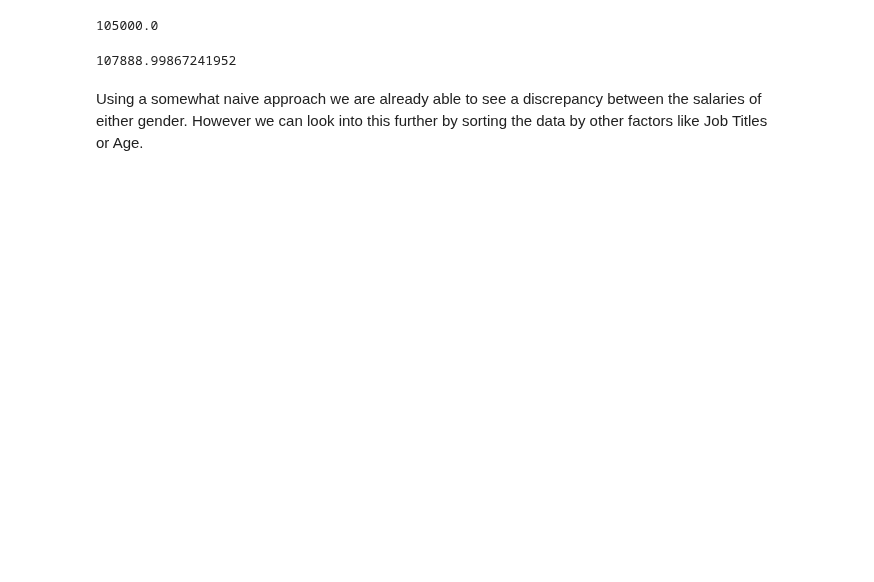
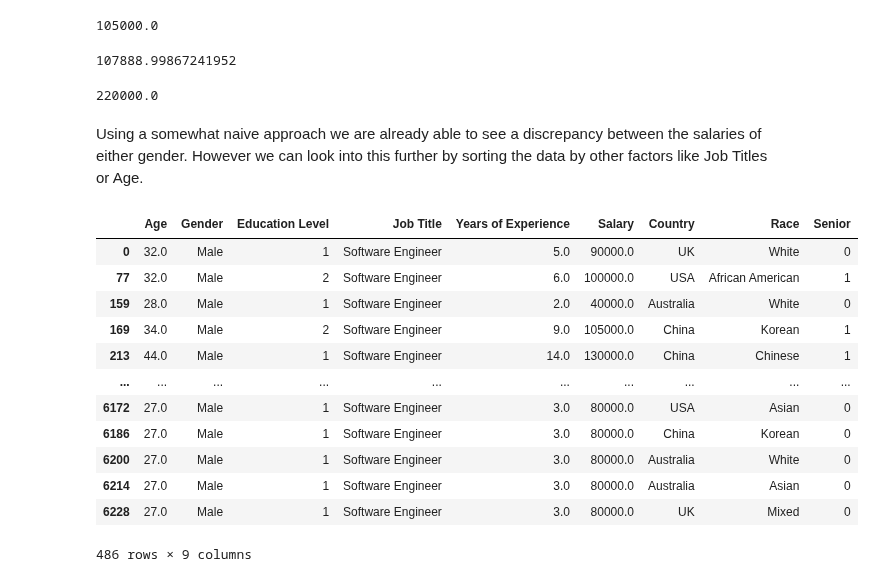
Before and after one commit to AbhijayPaul/HackTheHood-Final, a Jupyter notebook: HtHFinal.ipynb, the cells around one changed output. Drawn from its saved outputs; the diff is of its cells as text; code cells hidden in the pictures; blank space fills up the shorter version.

```diff
--- a/HtHFinal.ipynb
+++ b/HtHFinal.ipynb
@@ -201,5 +243,26 @@ FemaleData["Salary"].median()
 FemaleData["Salary"].mean()
 # %% [output]
 107888.99867241952
+# %%
+FemaleData["Salary"].max()
+# %% [output]
+220000.0
 # %% [markdown]
 Using a somewhat naive approach we are already able to see a discrepancy between the salaries of either gender. However we can look into this further by sorting the data by other factors like Job Titles or Age.
+# %%
+MaleSEData = salaryData[(salaryData["Gender"] == "Male") & (salaryData["Job Title"] == "Software Engineer")]
+MaleSEData
+# %% [output]
+|  | Age | Gender | Education Level | Job Title | Years of Experience | Salary | Country | Race | Senior |
+| 0 | 32.0 | Male | 1 | Software Engineer | 5.0 | 90000.0 | UK | White | 0 |
+| 77 | 32.0 | Male | 2 | Software Engineer | 6.0 | 100000.0 | USA | African American | 1 |
+| 159 | 28.0 | Male | 1 | Software Engineer | 2.0 | 40000.0 | Australia | White | 0 |
+| 169 | 34.0 | Male | 2 | Software Engineer | 9.0 | 105000.0 | China | Korean | 1 |
+| 213 | 44.0 | Male | 1 | Software Engineer | 14.0 | 130000.0 | China | Chinese | 1 |
+| ... | ... | ... | ... | ... | ... | ... | ... | ... | ... |
+| 6172 | 27.0 | Male | 1 | Software Engineer | 3.0 | 80000.0 | USA | Asian | 0 |
+| 6186 | 27.0 | Male | 1 | Software Engineer | 3.0 | 80000.0 | China | Korean | 0 |
+| 6200 | 27.0 | Male | 1 | Software Engineer | 3.0 | 80000.0 | Australia | White | 0 |
+| 6214 | 27.0 | Male | 1 | Software Engineer | 3.0 | 80000.0 | Australia | Asian | 0 |
+| 6228 | 27.0 | Male | 1 | Software Engineer | 3.0 | 80000.0 | UK | Mixed | 0 |
+486 rows × 9 columns
```
Also changed, not shown: parts of 18 cells of this notebook.
